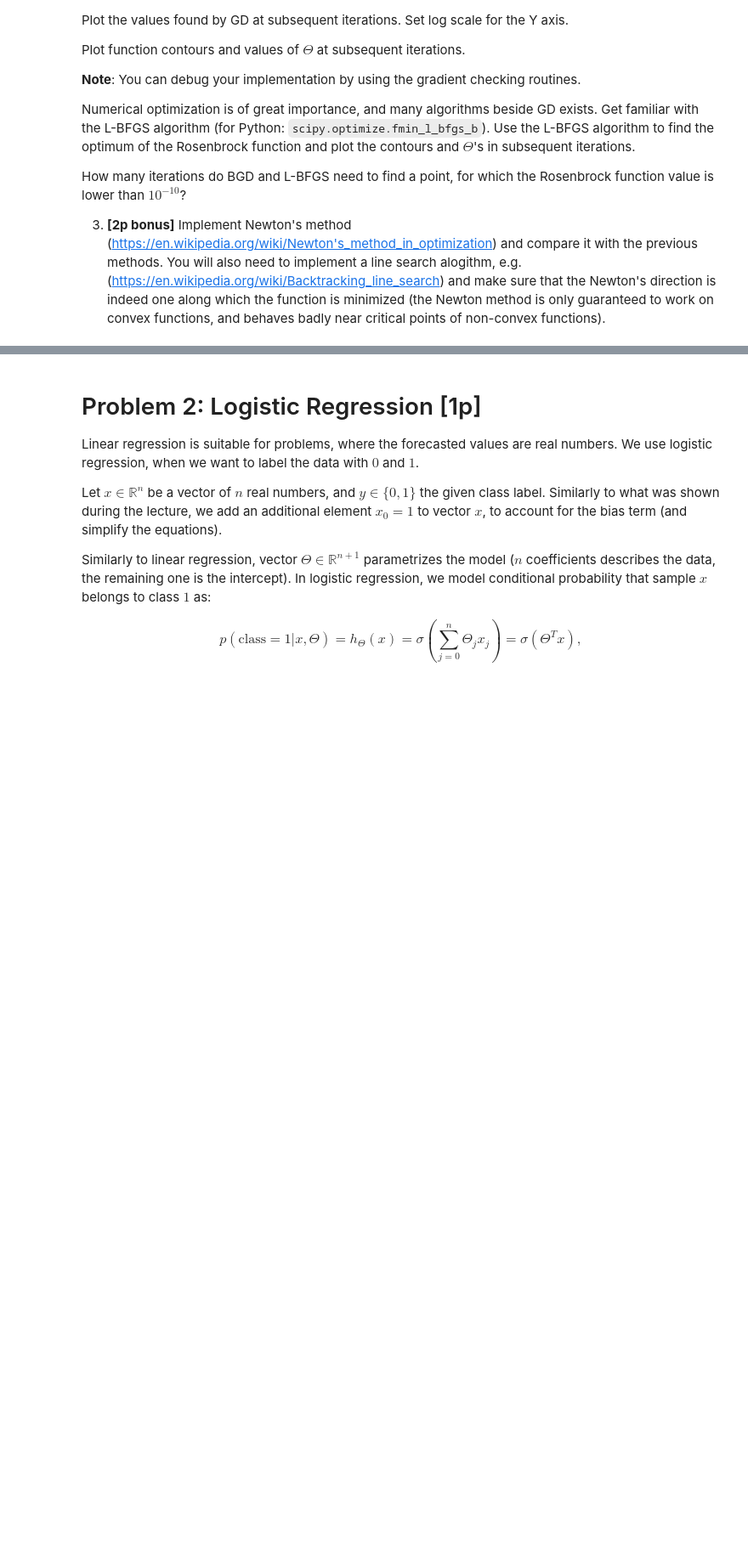
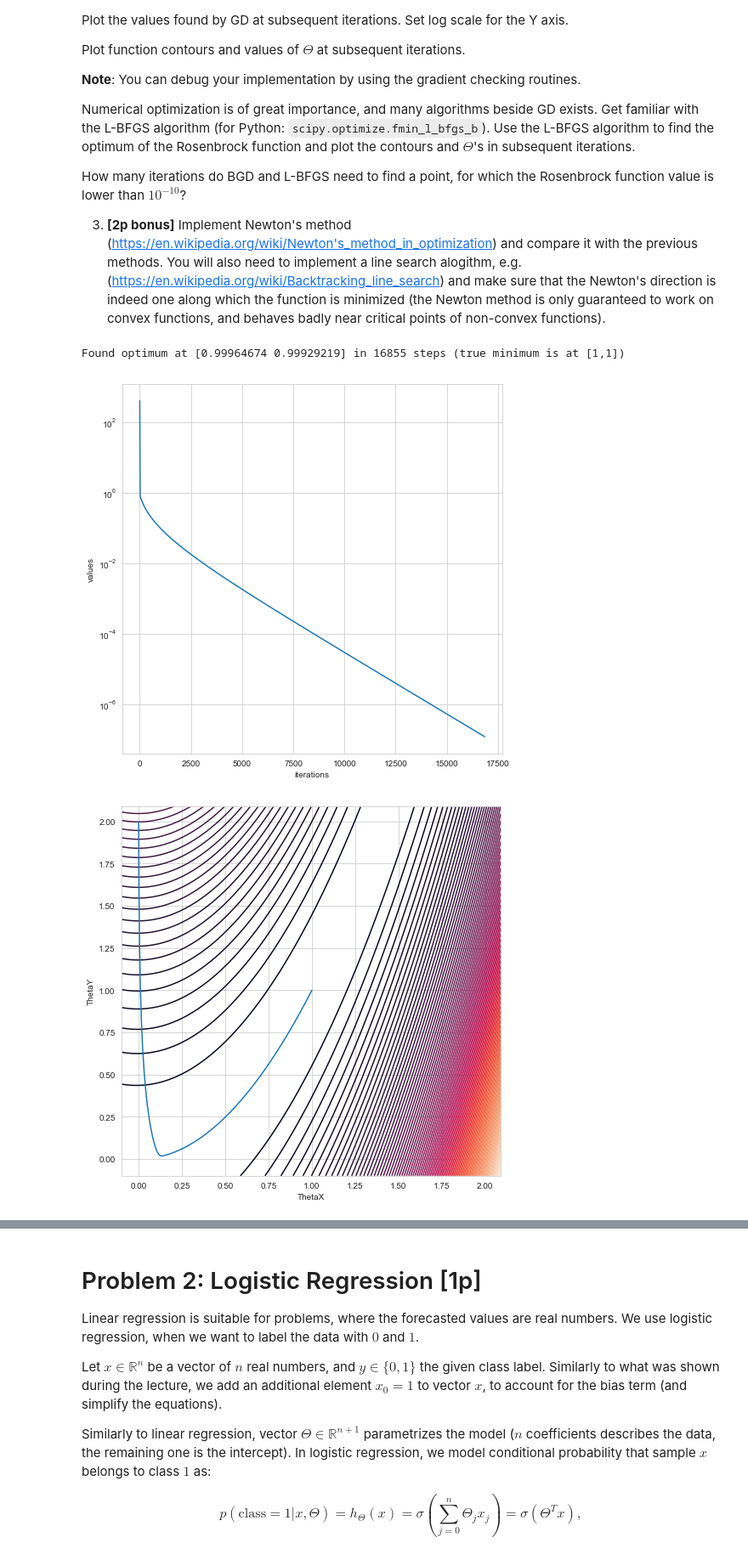
Before and after one commit to derenio/nn_assignments, a Jupyter notebook: assignment3/Assignment3_solution.ipynb, the cells around one changed output, grey strips where cells are left out. Shown at 85% size. Drawn from its saved outputs; the diff is of its cells as text; code cells hidden in the pictures; blank space fills up the shorter version.

```diff
--- a/assignment3/Assignment3_solution.ipynb
+++ b/assignment3/Assignment3_solution.ipynb
@@ -88,15 +90,22 @@ with httpimport.github_repo('janchorowski', 'nn_assignments',
                             module='common', branch='nn18'):
     from common.gradients import check_gradient
 
+
+A = 1
+B = 100
+
+
 def rosenbrock_v(x):
     """Returns the value of Rosenbrock's function at x"""
-    return TOOD
+    return (A - x[0])**2 + B * (x[1] - x[0]**2)**2
+
 
 def rosenbrock(x):
     """Returns the value of rosenbrock's function and its gradient at x
     """
-    val = TODO
-    dVdX= TODO
+    val = rosenbrock_v(x)
+    dVdX = np.array([-2 * (A - x[0]) - 4 * x[0] * B * (x[1] - x[0]**2),
+                     2 * B * (x[1] - x[0]**2)])
     return [val, dVdX]
 
 #
@@ -145,12 +154,12 @@ def GD(f, Theta0, alpha, stop_tolerance=1e-10, max_steps=1000000):
         value, gradient = f(Theta)
         history.append([Theta, (value, gradient)])
 
-        if TODO < stop_tolerance:
+        if np.abs(value - previous_value) < stop_tolerance:
             break
 
-        Theta = TODO
+        Theta = Theta - alpha * gradient
 
-        history.append([Theta, f(Theta)])
+        # history.append([Theta, f(Theta)])
         step += 1
 
     history.append([Theta, f(Theta)])
@@ -158,27 +167,58 @@ def GD(f, Theta0, alpha, stop_tolerance=1e-10, max_steps=1000000):
 # %%
 #
 # Find the optimum
 #
 
+import matplotlib.pyplot as plt
+
 X0 = [0.,2.]
 Xopt, Xhist = GD(rosenbrock, X0, alpha=1e-3, stop_tolerance=1e-10, max_steps=1e6)
 
-print "Found optimum at %s in %d steps (true minimum is at [1,1])" % (Xopt, len(Xhist))
+print("Found optimum at %s in %d steps (true minimum is at [1,1])" % (Xopt, len(Xhist)))
 
 #
 # Plot how the value changes over iterations
 #
+iterations = np.arange(len(Xhist))
+values = np.array(Xhist, dtype=object)[:, 1, 0]
 
-TODO
+fig1 = plt.figure(figsize=(8, 8))
+plt.plot(iterations, values)
+plt.yscale("log")
+plt.xlabel("iterations")
+plt.ylabel("values")
 
 #
 # Make a contour plot of the Rosenbrock function and show the trajectory
 # used by gradient descent.
 #
 # you may want to use functions: meshgrid, contour
 #
 
-TODO
+fig2 = plt.figure(figsize=(8, 8))
+
+# Contour
+step_size = 1e-2
+x = np.arange(-0.1, 2.1, step_size)
+y = np.arange(-0.1, 2.1, step_size)
+grid_x, grid_y = np.meshgrid(x, y)
+z = rosenbrock_v((grid_x, grid_y))
+levels = 100
+plt.contour(grid_x, grid_y, z, levels)
+
+# Theta
+ThetaX = np.array(Xhist, dtype=object)[:, 0, 0]
+ThetaY = np.array(Xhist, dtype=object)[:, 0, 1]
+
+plt.plot(ThetaX, ThetaY)
+plt.xlabel("ThetaX")
+plt.ylabel("ThetaY")
+
+None
+# %% [output]
+Found optimum at [0.99964674 0.99929219] in 16855 steps (true minimum is at [1,1])
+[figure, added]
+[figure, added]
 # %%
 #
 # Use scipy.optimize.fmin_l_bfgs_b
```
Also changed, not shown: parts of 12 cells of this notebook.
